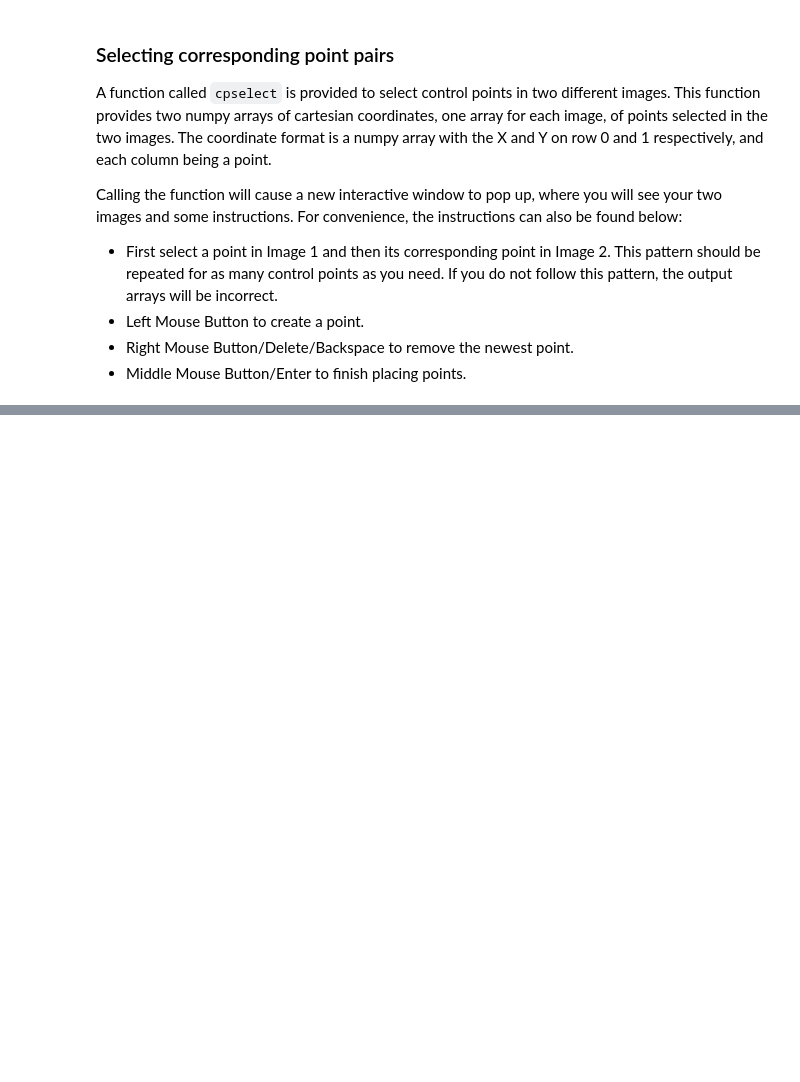
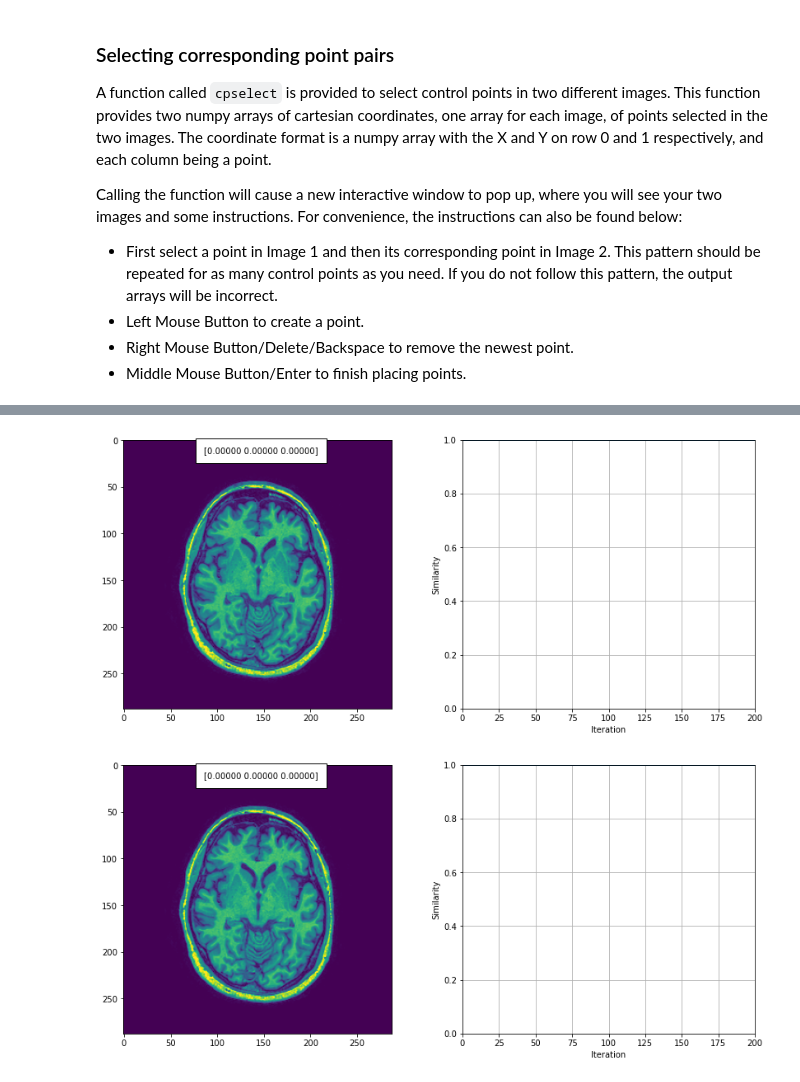
Before and after one commit to KarlijnCornelissen/MIA-group-8, a Jupyter notebook: 1.6_Registration_project.ipynb, the cells around one changed output, grey strips where cells are left out. Cells and saved outputs as stored; diff of their text form; code cells hidden in the pictures; blank space fills up the shorter version.

```diff
--- a/1.6_Registration_project.ipynb
+++ b/1.6_Registration_project.ipynb
@@ -218,10 +218,13 @@ The following Python script (provided as `intensity_based_registration_demo()`)
 # %%
 %matplotlib inline
 import sys
-sys.path.append("../code")
+sys.path.append("./code")
 from registration_project import intensity_based_registration_demo
 
 intensity_based_registration_demo()
+# %% [output]
+[figure, added]
+[figure, added]
 # %% [markdown]
 <div style="float:right;margin:-5px 5px"><img src="../reader/assets/todo_ico.png" width="42" height="42"></div>
 
```
Also changed, not shown: parts of 2 cells of this notebook, 2 other files.
